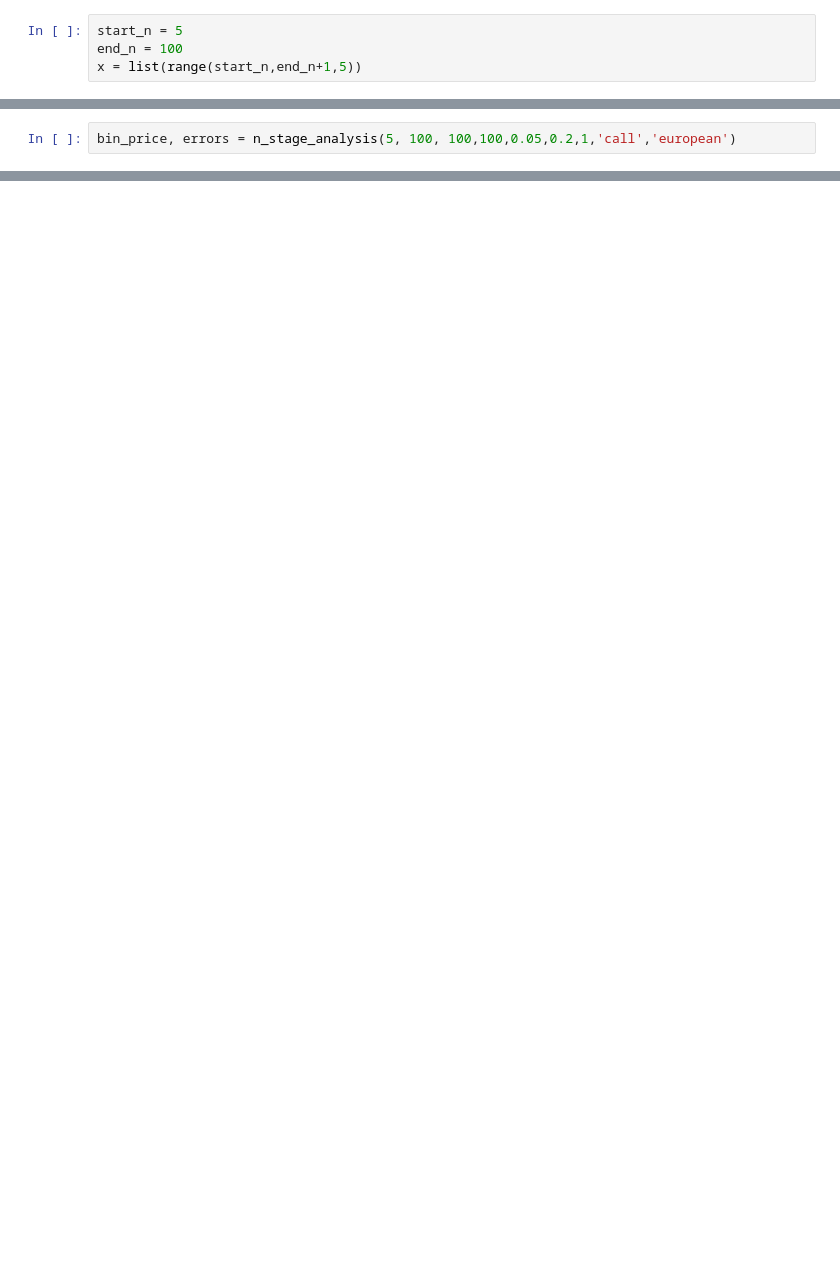
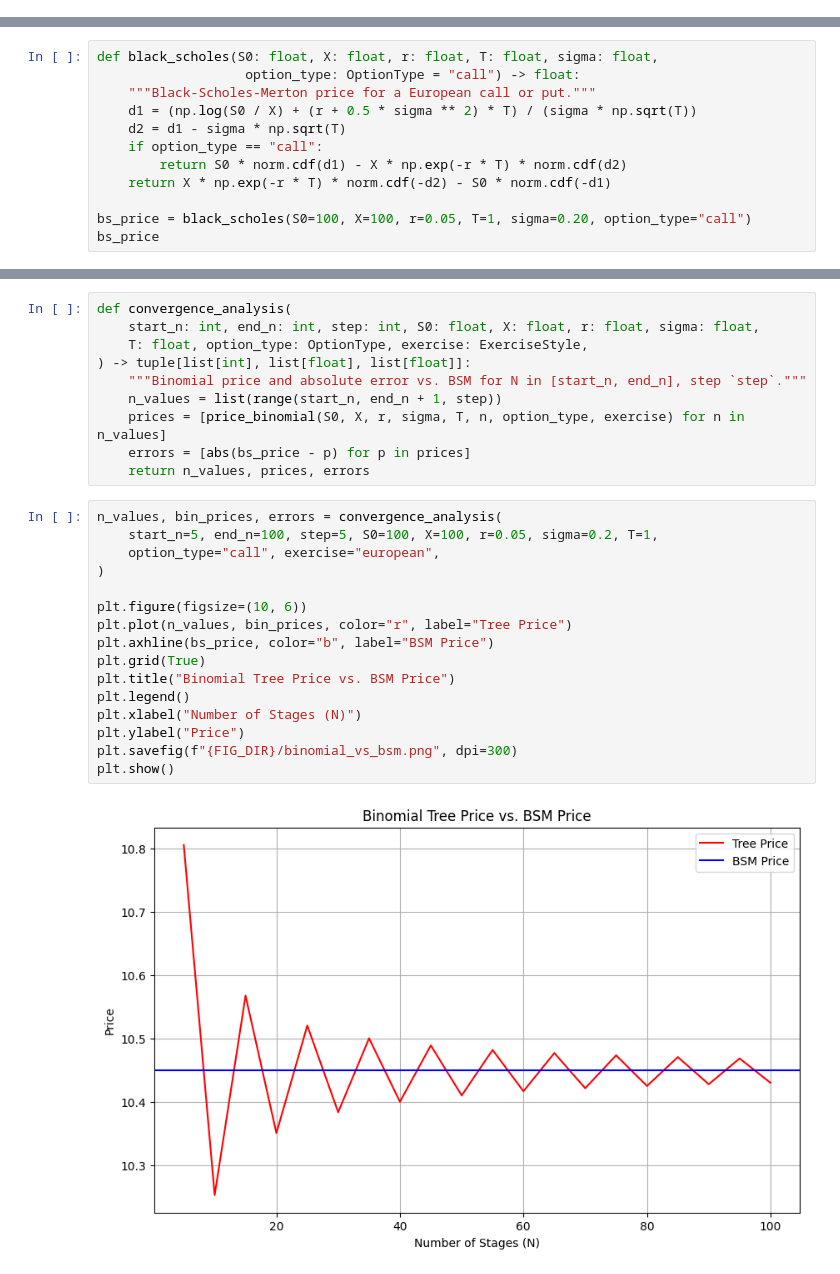
Before and after one commit to niks28fin/Binomial-Tree-Convergence-Analysis, a Jupyter notebook: Binomial Tree.ipynb, the cells around one changed output, grey strips where cells are left out. Saved outputs shown, nothing was run; the diff lists cells and outputs as text; blank space fills up the shorter version.

Commit message:
Update binomial tree notebook

```diff
--- a/Binomial Tree.ipynb
+++ b/Binomial Tree.ipynb
@@ -131,4 +0,0 @@ Running N from 5 to 100 with a step size of 5
-# %%
-start_n = 5
-end_n = 100
-x = list(range(start_n,end_n+1,5))
@@ -146,2 +0,0 @@ def n_stage_analysis(start_n, end_n, S0, X, Rf, sig, T, option_type, exercise):
-# %%
-bin_price, errors = n_stage_analysis(5, 100, 100,100,0.05,0.2,1,'call','european')
@@ -174,0 +215,12 @@ plt.show()
+# %%
+def black_scholes(S0: float, X: float, r: float, T: float, sigma: float,
+                   option_type: OptionType = "call") -> float:
+    """Black-Scholes-Merton price for a European call or put."""
+    d1 = (np.log(S0 / X) + (r + 0.5 * sigma ** 2) * T) / (sigma * np.sqrt(T))
+    d2 = d1 - sigma * np.sqrt(T)
+    if option_type == "call":
+        return S0 * norm.cdf(d1) - X * np.exp(-r * T) * norm.cdf(d2)
+    return X * np.exp(-r * T) * norm.cdf(-d2) - S0 * norm.cdf(-d1)
+
+bs_price = black_scholes(S0=100, X=100, r=0.05, T=1, sigma=0.20, option_type="call")
+bs_price
@@ -174,0 +234,28 @@ plt.show()
+# %%
+def convergence_analysis(
+    start_n: int, end_n: int, step: int, S0: float, X: float, r: float, sigma: float,
+    T: float, option_type: OptionType, exercise: ExerciseStyle,
+) -> tuple[list[int], list[float], list[float]]:
+    """Binomial price and absolute error vs. BSM for N in [start_n, end_n], step `step`."""
+    n_values = list(range(start_n, end_n + 1, step))
+    prices = [price_binomial(S0, X, r, sigma, T, n, option_type, exercise) for n in n_values]
+    errors = [abs(bs_price - p) for p in prices]
+    return n_values, prices, errors
+# %%
+n_values, bin_prices, errors = convergence_analysis(
+    start_n=5, end_n=100, step=5, S0=100, X=100, r=0.05, sigma=0.2, T=1,
+    option_type="call", exercise="european",
+)
+
+plt.figure(figsize=(10, 6))
+plt.plot(n_values, bin_prices, color="r", label="Tree Price")
+plt.axhline(bs_price, color="b", label="BSM Price")
+plt.grid(True)
+plt.title("Binomial Tree Price vs. BSM Price")
+plt.legend()
+plt.xlabel("Number of Stages (N)")
+plt.ylabel("Price")
+plt.savefig(f"{FIG_DIR}/binomial_vs_bsm.png", dpi=300)
+plt.show()
+# %% [output]
+[figure, added]
```
Also changed, not shown: parts of 43 cells of this notebook.
